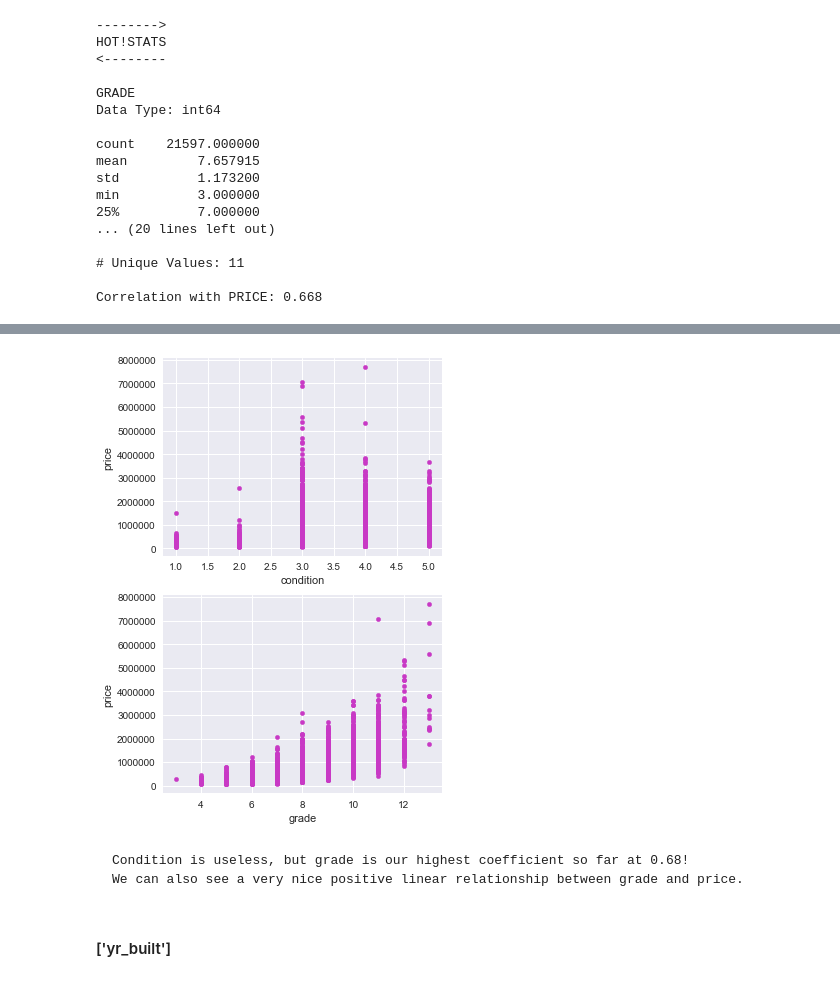
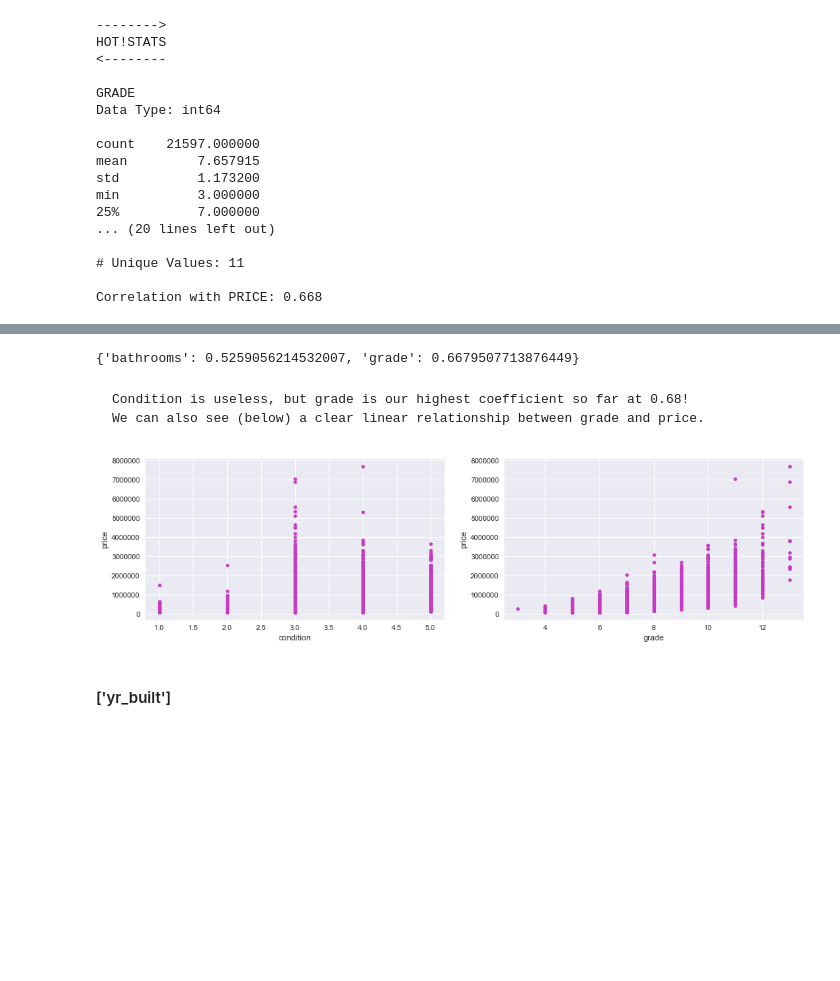
Before and after one commit to alphasentaurii/predicting-home-values-with-multiple-linear-regression, a Jupyter notebook: student.ipynb, the cells around one changed output, grey strips where cells are left out. Saved outputs shown, nothing was run; the diff lists cells and outputs as text; code cells hidden in the pictures; blank space fills up the shorter version.

```diff
--- a/student.ipynb
+++ b/student.ipynb
@@ -591,12 +600,13 @@ min          1.000000
 
 Correlation with PRICE: 0.0361
 # %%
-# Condition should be treated as ordinal since there is a relationship between the values (ranked 1 to 5)
+# Condition should be treated as ordinal since there is a relationship between
+# the values (ranking scale from 1 to 5)
 cat_dtype = pd.api.types.CategoricalDtype(categories=[1, 2, 3, 4, 5], ordered=True)
 
 # Recast condition as an ordered category
-df['condition'] = df['condition'].astype('int')
+df['condition_cat'] = df['condition'].astype(cat_dtype)
 
 # verify
-df['condition'].dtype
+df['condition_cat'].dtype
 # %% [output]
@@ -655,13 +650,19 @@ sub_scatter(df, x_cols, y)
-# %%
-y = 'price'
-x_cols = ['condition', 'grade']
-
-sub_scatter(df, x_cols, y)
-# %% [output]
-[figure, removed]
+# %%
+corrs = ['bathrooms','grade']
+
+corr_thresh_dict = corr_dict(corrs, 'price')
+
+corr_thresh_dict
+# %% [output]
+{'bathrooms': 0.5259056214532007, 'grade': 0.6679507713876449}
 # %% [markdown]
     Condition is useless, but grade is our highest coefficient so far at 0.68!
-    We can also see a very nice positive linear relationship between grade and price.
+    We can also see (below) a clear linear relationship between grade and price.
+# %%
+# visualize on a scatter plot
+sub_scatter(df, ['condition', 'grade'], 'price', nrows=1, ncols=2)
+# %% [output]
+[figure, added]
 # %% [markdown]
 #### ['yr_built']
 # %%
```
Also changed, not shown: parts of 130 cells of this notebook, 1 other file.
